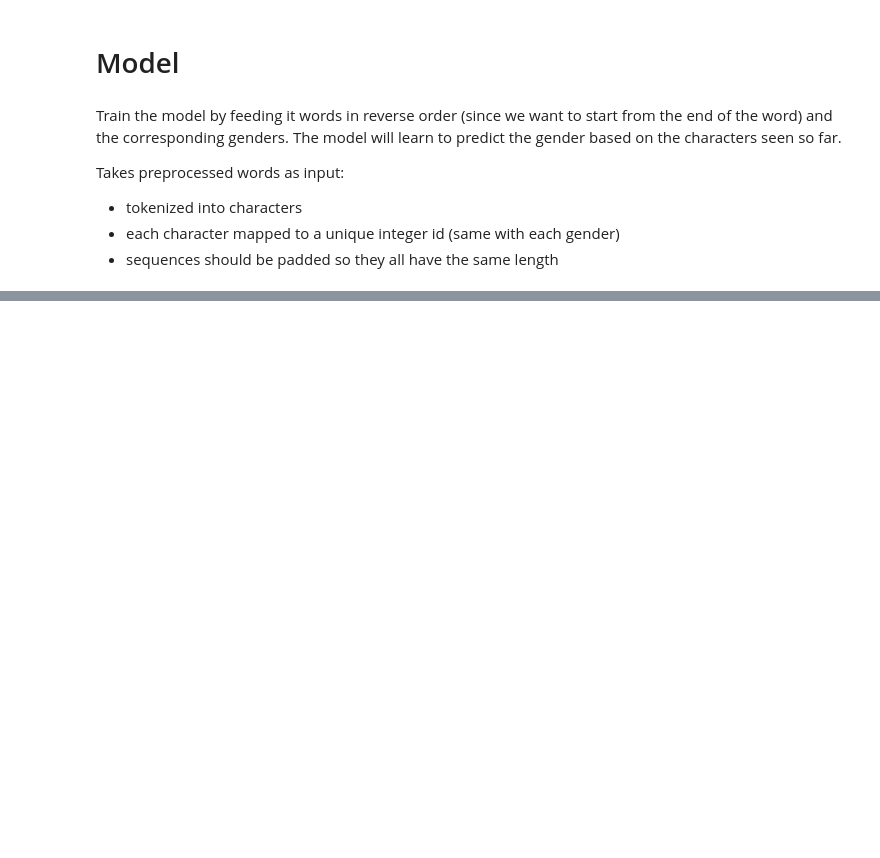
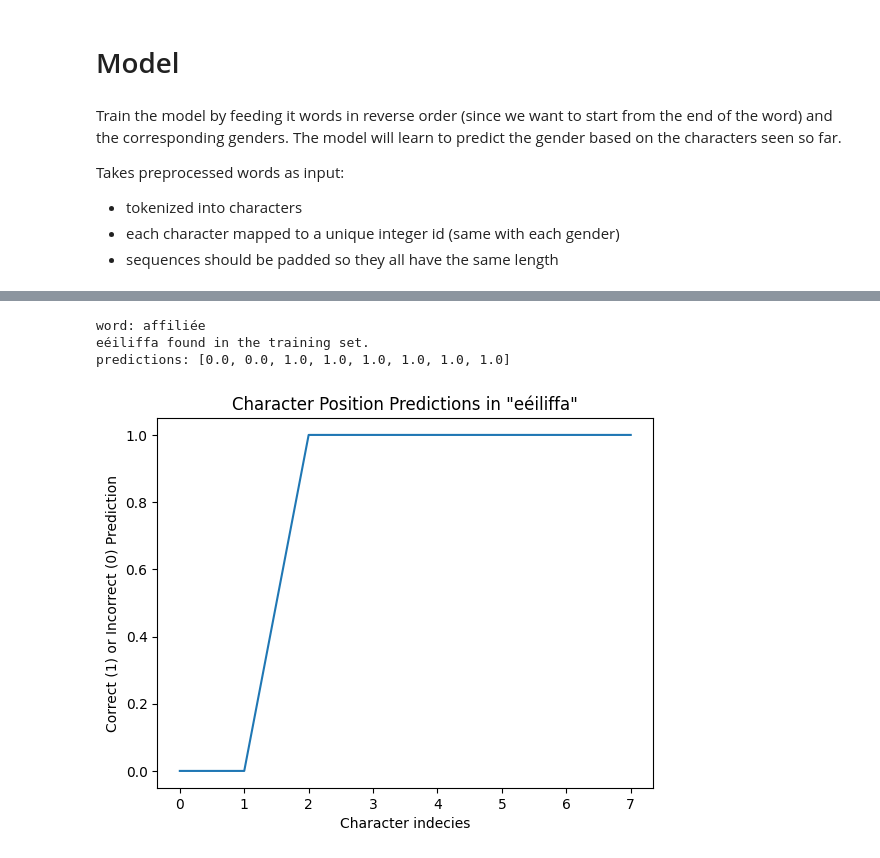
Before and after one commit to u03n0/gendered-nouns-project, a Jupyter notebook: notebooks/LSTM.ipynb, the cells around one changed output, grey strips where cells are left out. Drawn from its saved outputs; the diff is of its cells as text; code cells hidden in the pictures; blank space fills up the shorter version.

```diff
--- a/notebooks/LSTM.ipynb
+++ b/notebooks/LSTM.ipynb
@@ -469,3 +413,29 @@ class GenderLSTM(nn.Module):
+# %%
+def plot_prediction_curve(word, predictions):
+    print(f'predictions: {predictions}')
+    plt.plot(range(len(predictions)), predictions)
+    plt.title(f'Character Position Predictions in "{word}"')
+    plt.xlabel('Character indecies')
+    plt.ylabel('Correct (1) or Incorrect (0) Prediction')
+    plt.show()
+
+
+def view_plateau(word, model_checkpoint):
+    """
+    Checks to see if the word exists in the dataset and if so, plots the accuracy at each character position
+    """
+    checkpoint = torch.load(model_checkpoint)
+    train_char_predictions = checkpoint['train_char_predictions']
+    valid_char_predictions = checkpoint['valid_char_predictions']
+
+    if word in train_char_predictions:
+        print(f'{word} found in the training set.')
+        plot_prediction_curve(word, train_char_predictions[word])
+    elif word in valid_char_predictions:
+        print(f'{word} found in the validation set')
+        plot_prediction_curve(word, valid_char_predictions[word])
+    else:
+        print(f'{word} not found.')
 # %%
 def baseline_accuracy(datagenerator, verbose=False):
     _, train_labels = list(*datagenerator.generate_batches(datagenerator.train_size, validation=False))
@@ -534,0 +603,19 @@ def compare_accuracies(baseline_acc, model_acc):
+# %%
+word_0 = orthography_data_3gen['orthography'][0]   # 'à-côté' ✔︎        (plateau at index 0)
+word_1 = orthography_data_3gen['orthography'][50]  # 'ablution' ✔︎      (plateau at index 4)
+word_2 = orthography_data_3gen['orthography'][100] # 'abside' ✘
+word_3 = orthography_data_3gen['orthography'][150] # 'accessoire' ✔︎    (plateau at index 2)
+word_4 = orthography_data_3gen['orthography'][200] # 'accu' ✔︎          (plateau at index 0)
+word_5 = orthography_data_3gen['orthography'][250] # 'acquiescement' ✔︎ (plateau at index 0)
+word_6 = orthography_data_3gen['orthography'][300] # 'addendum' ✔︎      (plateau at index 0)
+word_7 = orthography_data_3gen['orthography'][350] # 'admonition' ✔︎    (plateau at index 5)
+word_8 = orthography_data_3gen['orthography'][400] # 'aéroglisseur' ✔︎  (plateau at index 0)
+word_9 = orthography_data_3gen['orthography'][450] # 'affiliée' ✔︎      (plateau at index 2)
+print(f'word: {word_9}')
+reversed_word = reverse_sequence(word_9)
+view_plateau(reversed_word, '../saved_models/orthography_3gen.pth')
+# %% [output]
+word: affiliée
+eéiliffa found in the training set.
+predictions: [0.0, 0.0, 1.0, 1.0, 1.0, 1.0, 1.0, 1.0]
+[figure, added]
```
Also changed, not shown: parts of 43 cells of this notebook, 2 other files.
